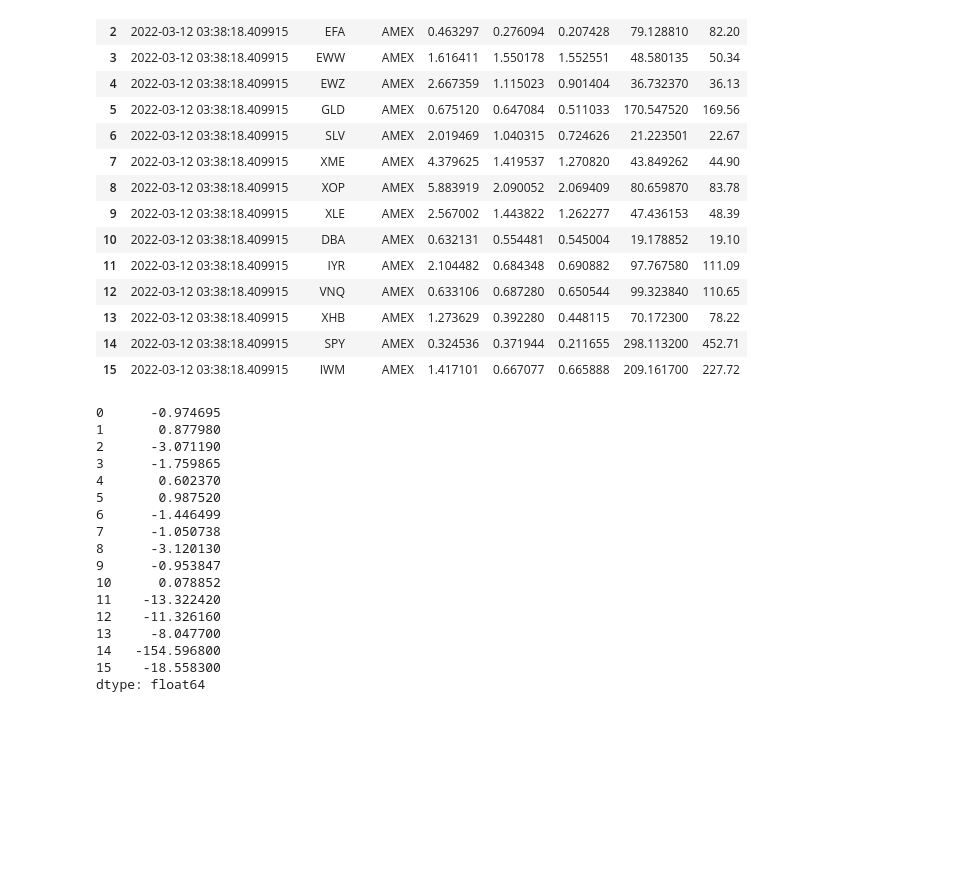
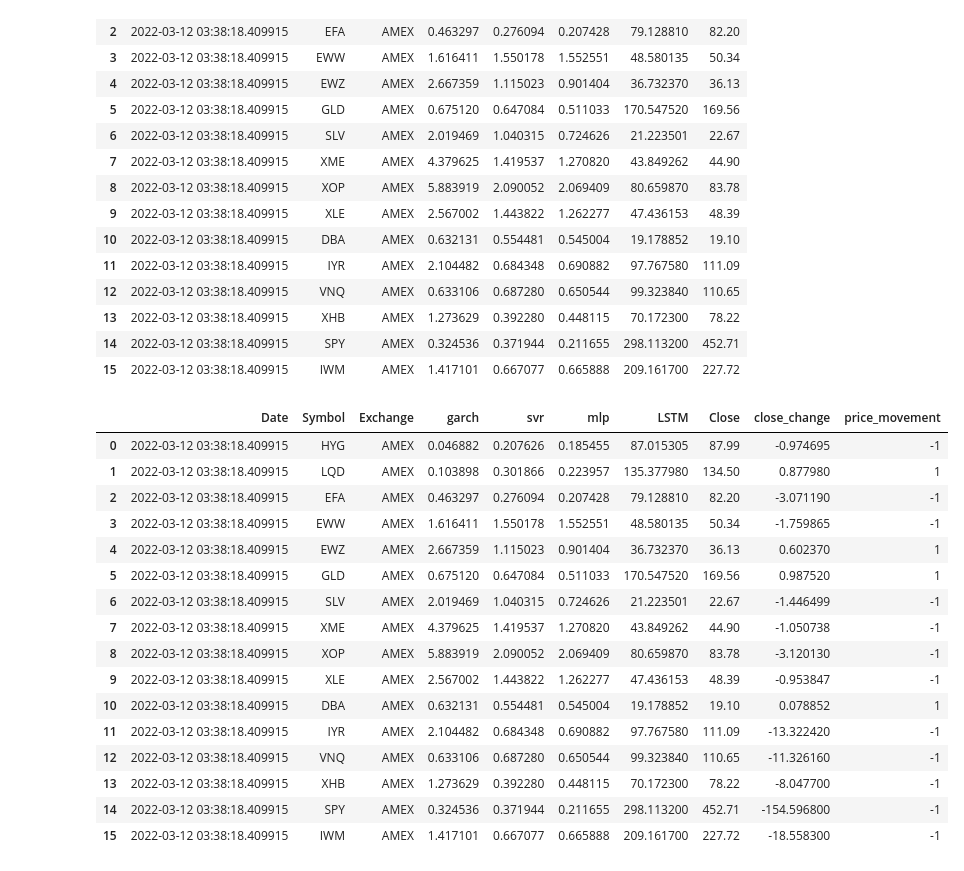
Before and after one commit to Neural-Matrix-LLC/Stock-and-ETF-Prediction, a Jupyter notebook: predictPercent/predict.ipynb, the cells around one changed output. Saved outputs shown, nothing was run; the diff lists cells and outputs as text; code cells hidden in the pictures; blank space fills up the shorter version.

```diff
--- a/predictPercent/predict.ipynb
+++ b/predictPercent/predict.ipynb
@@ -107,11 +107,10 @@ prev_weekday(final_date)
 # %% [output]
 datetime.datetime(2022, 3, 11, 0, 0)
 # %%
-def get_price_movement(predicted, prev):
-    movement = predicted - prev
-    if movement > 0:
+def get_price_movement(change):
+    if change > 0:
         return 1
-    elif movement < 0:
+    elif change < 0:
         return -1
     else:
         return 0
@@ -141,22 +140,24 @@ predict_df
 | 15 | 2022-03-12 03:38:18.409915 | IWM | AMEX | 1.417101 | 0.667077 | 0.665888 | 209.161700 | 227.72 |
 # %%
 predict_df["close_change"] = predict_df.loc[:, 'LSTM'] - predict_df.loc[:, 'Close']
-predcite_df["price_movement"] = predict_df["close_change"]
+predict_df["price_movement"] = predict_df["close_change"].apply(get_price_movement)
-# %% [output]
-0      -0.974695
-1       0.877980
-2      -3.071190
-3      -1.759865
-4       0.602370
-5       0.987520
-6      -1.446499
-7      -1.050738
-8      -3.120130
-9      -0.953847
-10      0.078852
-11    -13.322420
-12    -11.326160
-13     -8.047700
-14   -154.596800
-15    -18.558300
-dtype: float64
+# %%
+predict_df
+# %% [output]
+|  | Date | Symbol | Exchange | garch | svr | mlp | LSTM | Close | close_change | price_movement |
+| 0 | 2022-03-12 03:38:18.409915 | HYG | AMEX | 0.046882 | 0.207626 | 0.185455 | 87.015305 | 87.99 | -0.974695 | -1 |
+| 1 | 2022-03-12 03:38:18.409915 | LQD | AMEX | 0.103898 | 0.301866 | 0.223957 | 135.377980 | 134.50 | 0.877980 | 1 |
+| 2 | 2022-03-12 03:38:18.409915 | EFA | AMEX | 0.463297 | 0.276094 | 0.207428 | 79.128810 | 82.20 | -3.071190 | -1 |
+| 3 | 2022-03-12 03:38:18.409915 | EWW | AMEX | 1.616411 | 1.550178 | 1.552551 | 48.580135 | 50.34 | -1.759865 | -1 |
+| 4 | 2022-03-12 03:38:18.409915 | EWZ | AMEX | 2.667359 | 1.115023 | 0.901404 | 36.732370 | 36.13 | 0.602370 | 1 |
+| 5 | 2022-03-12 03:38:18.409915 | GLD | AMEX | 0.675120 | 0.647084 | 0.511033 | 170.547520 | 169.56 | 0.987520 | 1 |
+| 6 | 2022-03-12 03:38:18.409915 | SLV | AMEX | 2.019469 | 1.040315 | 0.724626 | 21.223501 | 22.67 | -1.446499 | -1 |
+| 7 | 2022-03-12 03:38:18.409915 | XME | AMEX | 4.379625 | 1.419537 | 1.270820 | 43.849262 | 44.90 | -1.050738 | -1 |
+| 8 | 2022-03-12 03:38:18.409915 | XOP | AMEX | 5.883919 | 2.090052 | 2.069409 | 80.659870 | 83.78 | -3.120130 | -1 |
+| 9 | 2022-03-12 03:38:18.409915 | XLE | AMEX | 2.567002 | 1.443822 | 1.262277 | 47.436153 | 48.39 | -0.953847 | -1 |
+| 10 | 2022-03-12 03:38:18.409915 | DBA | AMEX | 0.632131 | 0.554481 | 0.545004 | 19.178852 | 19.10 | 0.078852 | 1 |
+| 11 | 2022-03-12 03:38:18.409915 | IYR | AMEX | 2.104482 | 0.684348 | 0.690882 | 97.767580 | 111.09 | -13.322420 | -1 |
+| 12 | 2022-03-12 03:38:18.409915 | VNQ | AMEX | 0.633106 | 0.687280 | 0.650544 | 99.323840 | 110.65 | -11.326160 | -1 |
+| 13 | 2022-03-12 03:38:18.409915 | XHB | AMEX | 1.273629 | 0.392280 | 0.448115 | 70.172300 | 78.22 | -8.047700 | -1 |
+| 14 | 2022-03-12 03:38:18.409915 | SPY | AMEX | 0.324536 | 0.371944 | 0.211655 | 298.113200 | 452.71 | -154.596800 | -1 |
+| 15 | 2022-03-12 03:38:18.409915 | IWM | AMEX | 1.417101 | 0.667077 | 0.665888 | 209.161700 | 227.72 | -18.558300 | -1 |
```
